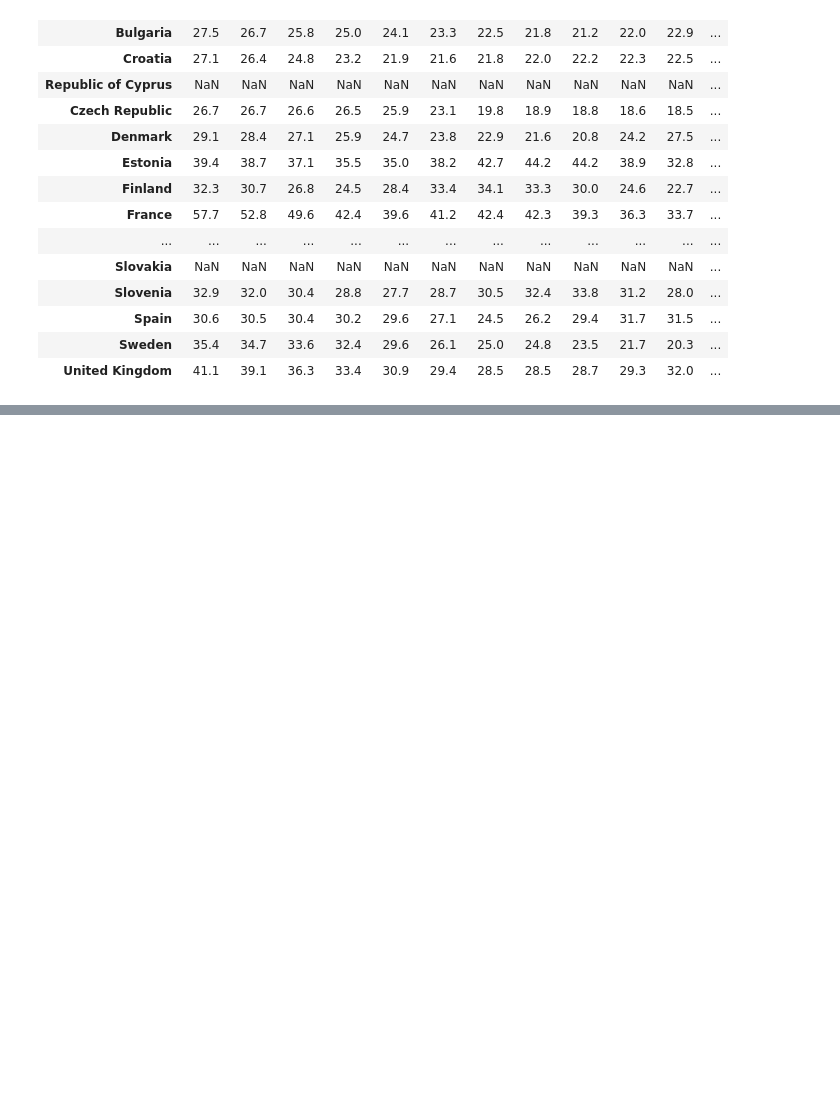
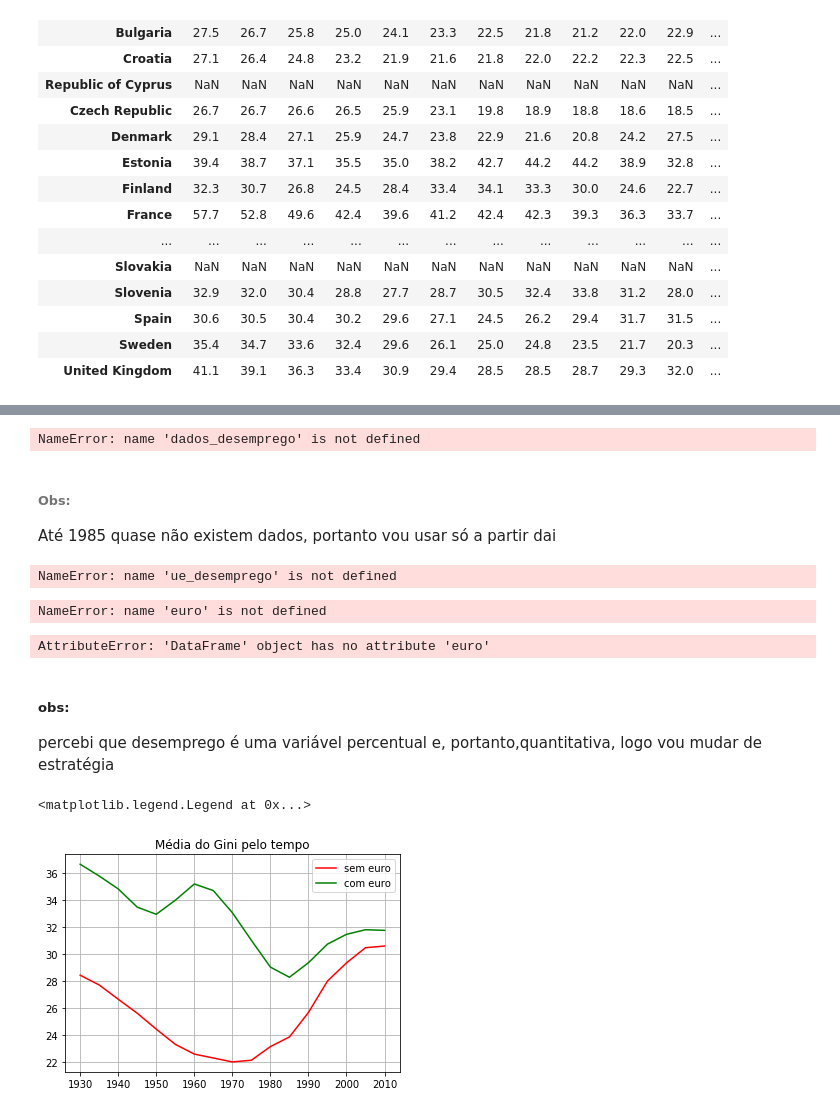
Before and after one commit to larissaos/Projeto1_ciencia_dados, a Jupyter notebook: Larissa_Projeto1.ipynb, the cells around one changed output, grey strips where cells are left out. Drawn from its saved outputs; the diff is of its cells as text; code cells hidden in the pictures; blank space fills up the shorter version.

```diff
--- a/Larissa_Projeto1.ipynb
+++ b/Larissa_Projeto1.ipynb
@@ -96,0 +191,80 @@ ue
+# %%
+desemprego_idx = dados_desemprego.set_index('country')
+
+anos = range(1985, 2019, 2)
+paises = ['Austria', 'Belgium', 'Bulgaria', 'Croatia', 'Republic of Cyprus', 'Czech Republic', 'Denmark', 'Estonia', 'Finland', 'France', 'Germany', 'Greece', 'Hungary', 'Ireland', 'Italy', 'Latvia', 'Lithuania', 'Luxembourg', 'Malta', 'Netherlands', 'Poland', 'Portugal', 'Romania', 'Slovakia', 'Slovenia', 'Spain', 'Sweden', 'United Kingdom']
+
+ue_desemprego = desemprego_idx.reindex( index=paises, columns=anos) #paises que fazem parte da União europeia
+ue_desemprego
+# %% [output]
+NameError: name 'dados_desemprego' is not defined
+# %% [markdown]
+###### Obs:
+Até 1985 quase não existem dados, portanto vou usar só a partir dai
+# %%
+dado_join = ue_gini.join(ue_desemprego, how='inner', rsuffix='_desemprego')
+dado_join.head(7)
+# %% [output]
+NameError: name 'ue_desemprego' is not defined
+# %%
+def reta(dados_x, dados_y, c):
+    a = dados_y.cov(dados_x) / dados_x.var()
+    b = dados_y.mean() - a*dados_x.mean()
+
+    print('Ajuste linear entre X3 e X4:')
+    print('Coeficiente linear:', b)
+    print('Coeficiente angular:', a)
+    plt.scatter(dados_x, dados_y, c=c, alpha=0.8)
+    plt.title('x versus y')
+    plt.xlabel('eixo x')
+    plt.ylabel('eixo y')
+
+    plt.plot((dados_x.min(), dados_x.max()), (a*dados_x.min()+b, a*dados_x.max()+b), color=c)
+
+    plt.tight_layout()
+
+
+reta(ue_gini.loc[euro=="0","2000"], ue_gini.loc[euro=="1","2000"], "g")
+# %% [output]
+NameError: name 'euro' is not defined
+# %%
+#plt.scatter(ue_gini.loc[energia.Europa=="não","2000"], telefonia.loc[telefonia.Europa=="não", "2000"], color="b")
+reta(ue_gini.loc[ue_gini.euro=="não","2000"], ue_gini.loc[ue_gini.euro=="sim", "2000"], "g")
+# %% [output]
+AttributeError: 'DataFrame' object has no attribute 'euro'
+# %% [markdown]
+##### obs:
+percebi que desemprego é uma variável percentual e, portanto,quantitativa, logo vou mudar de estratégia
+# %%
+#x= ue_gini.loc[paises_sem_euro]
+x= ue_gini.loc[paises_sem_euro]
+#x
+y = x.mean()
+#y
+
+paises_com_euro = []
+
+for pais in paises:
+    if pais not in paises_sem_euro:
+            paises_com_euro.append(pais)
+
+paises_com_euro
+#z= ue_gini.leftjoin(ue_desemprego, how='inner', rsuffix='_desemprego')
+#z
+#w = x.mean()
+#w
+
+w= ue_gini.loc[paises_com_euro]
+#w
+z = w.mean()
+#z
+
+
+plt.title('Média do Gini pelo tempo')
+plt.plot(anos, y, 'r', label='sem euro')
+plt.plot(anos, z, 'g', label='com euro')
+plt.grid(True)
+plt.legend()
+# %% [output]
+<matplotlib.legend.Legend at 0x...>
+[figure, added]
```
Also changed, not shown: parts of 14 cells of this notebook.
